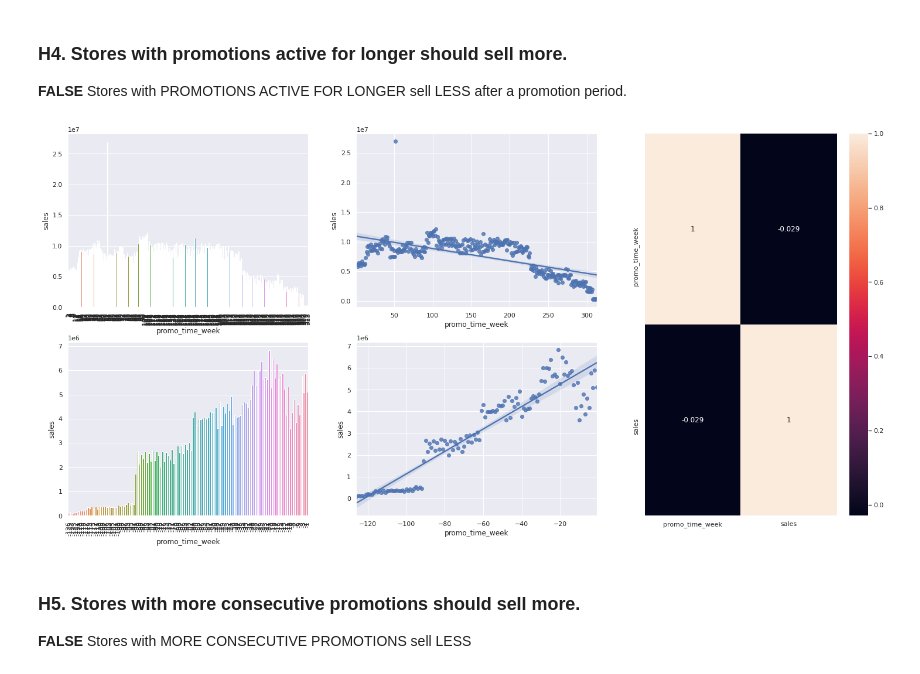
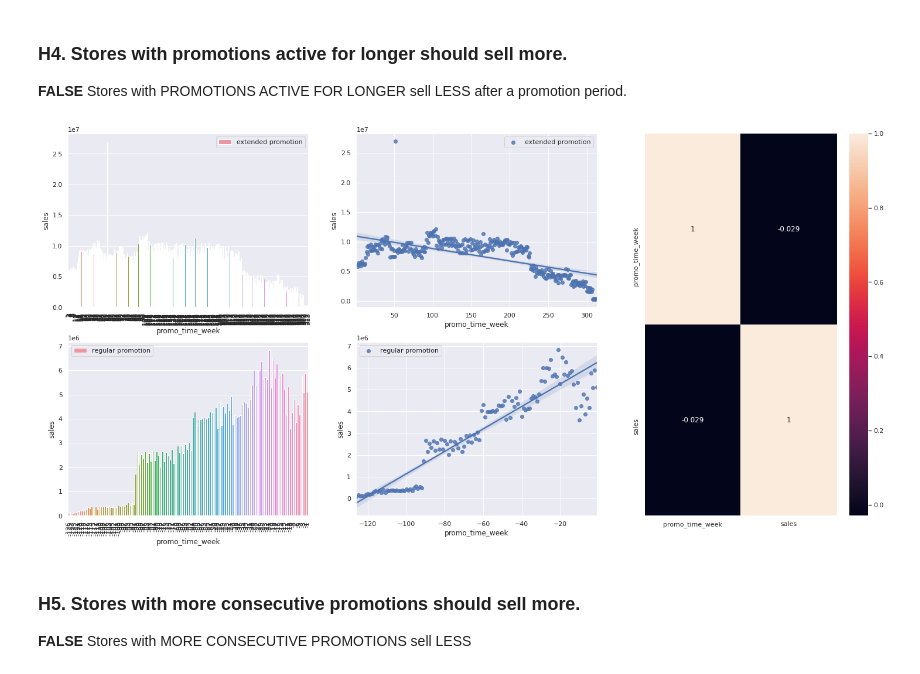
Before and after one commit to almirgouvea/P003-Sales-Forecast-Drugstores, a Jupyter notebook: notebooks/rossmann-model-app.ipynb, the cells around one changed output. Drawn from its saved outputs; the diff is of its cells as text; code cells hidden in the pictures.

```diff
--- a/notebooks/rossmann-model-app.ipynb
+++ b/notebooks/rossmann-model-app.ipynb
@@ -659,28 +659,32 @@ sns.heatmap(aux2.corr(method = 'pearson'), annot = True);
 # %%
 aux1 = df4[['promo_time_week','sales']].groupby('promo_time_week').sum().reset_index()
 
 grid = GridSpec(2, 3)
 
 plt.subplot(grid [0,0])
 aux2 = aux1[aux1['promo_time_week'] > 0]
-sns.barplot(x = 'promo_time_week', y = 'sales', data = aux2);
+aux2_barplot = sns.barplot(x = 'promo_time_week', y = 'sales', label = 'extended promotion', data = aux2);
 plt.xticks(rotation = 90);
+aux2_barplot.legend(loc="best")
 
 plt.subplot(grid[0,1])
-sns.regplot(x = 'promo_time_week', y = 'sales', data = aux2);
+aux2_regplot = sns.regplot(x = 'promo_time_week', y = 'sales', label = 'extended promotion', data = aux2);
+aux2_regplot.legend(loc="best")
 
 plt.subplot(grid[1,0])
 aux3 = aux1[aux1['promo_time_week'] < 0]
-sns.barplot(x = 'promo_time_week', y = 'sales', data = aux3);
+aux3_barplot = sns.barplot(x = 'promo_time_week', y = 'sales', label = 'regular promotion', data = aux3);
 plt.xticks(rotation = 90);
+aux3_barplot.legend(loc="best")
 
 plt.subplot(grid[1,1])
-sns.regplot(x = 'promo_time_week', y = 'sales', data = aux3);
+aux3_regplot = sns.regplot(x = 'promo_time_week', y = 'sales', label = 'regular promotion', data = aux3);
+aux3_regplot.legend(loc="best")
 
 plt.subplot(grid[:,2])
 sns.heatmap(aux1.corr(method = 'pearson'), annot = True);
 # %% [output]
-[figure, old version]
+[figure, new version]
 # %% [markdown]
 ### **H5.** Stores with more consecutive promotions should sell more.
 **FALSE** Stores with MORE CONSECUTIVE PROMOTIONS sell LESS
```
Also changed, not shown: parts of 11 cells of this notebook.
